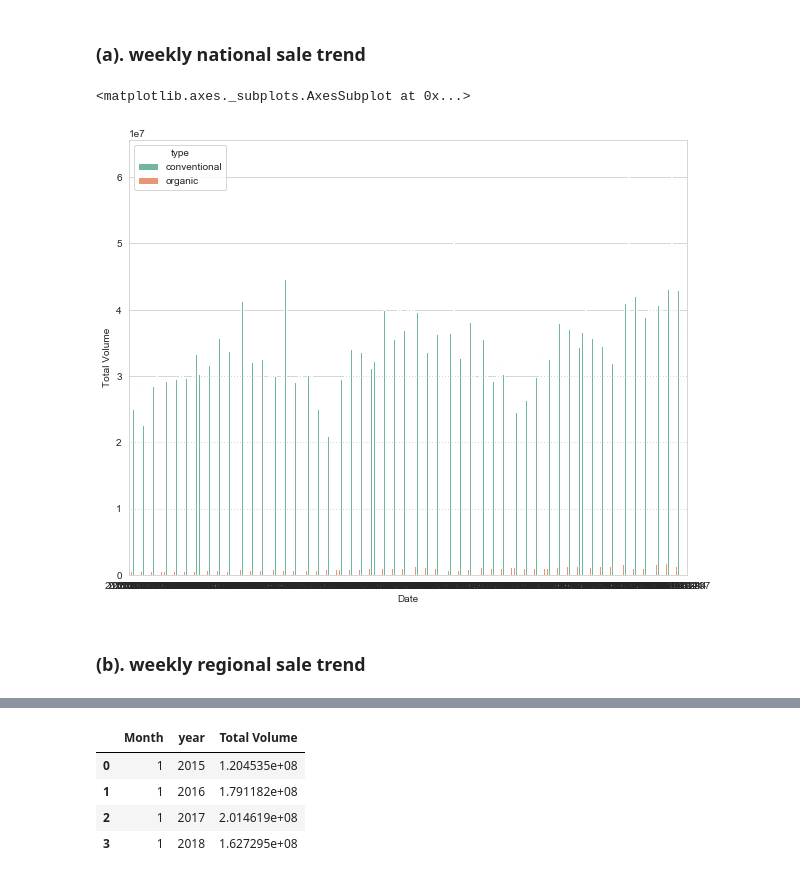
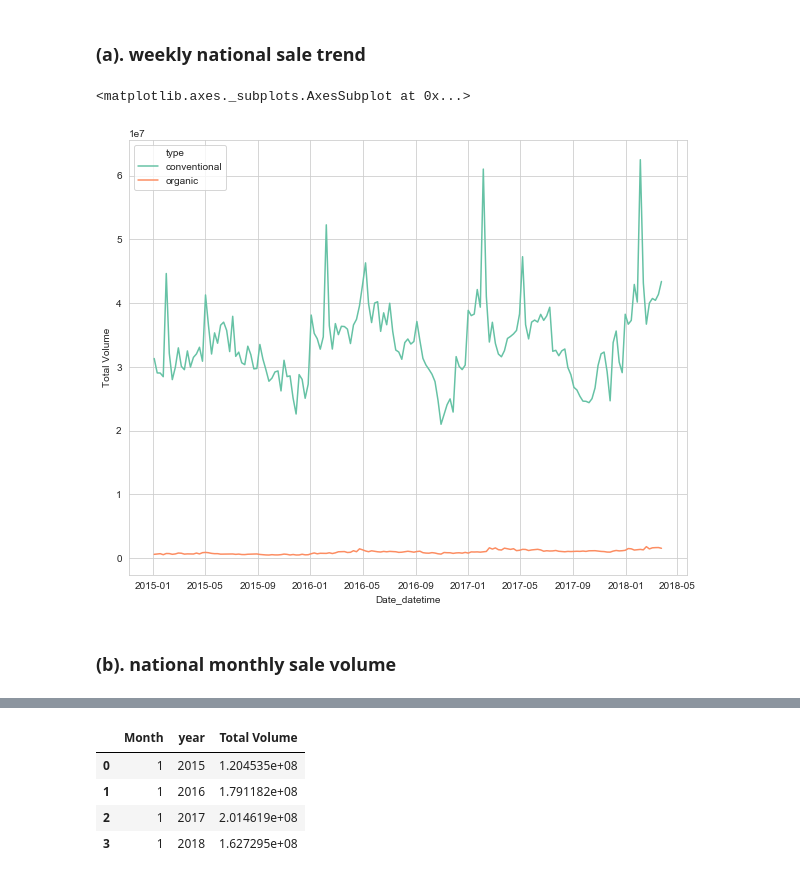
Before and after one commit to nanli-7/data-tools, a Jupyter notebook: data-visulization/visualizing-time-series-data.ipynb, the cells around one changed output, grey strips where cells are left out. Drawn from its saved outputs; the diff is of its cells as text; code cells hidden in the pictures.

```diff
--- a/data-visulization/visualizing-time-series-data.ipynb
+++ b/data-visulization/visualizing-time-series-data.ipynb
@@ -35,6 +37,8 @@ Total Volume - Total number of avocados sold
 avocado = avocado.drop('Unnamed: 0', axis=1)
 # %%
 avocado['Date_datetime'] = avocado.Date.apply(pandas.to_datetime)
+# %%
+avocado['Date'] = avocado.Date.apply(pandas.to_datetime)
 # %%
 avocado.Date_datetime[:5]
 # %% [output]
@@ -44,6 +48,8 @@ avocado.Date_datetime[:5]
 3   2015-12-06
 4   2015-11-29
 Name: Date_datetime, dtype: datetime64[ns]
+# %%
+avocado = avocado.set_index('Date')
 # %%
 matplotlib.rcParams['figure.figsize'] = (10, 8)   # Increases the Plot Size
 # %%
@@ -171,11 +186,11 @@ national_total = avocado[:][avocado.region == 'TotalUS']
 # %%
 seaborn.set_style('whitegrid')
 # %%
-seaborn.barplot(x="Date", y="Total Volume",
+seaborn.lineplot(x="Date_datetime", y="Total Volume",
              hue="type",  palette="Set2",#markers=["o", "x"],
              data=national_total)
 # %% [output]
 <matplotlib.axes._subplots.AxesSubplot at 0x...>
-[figure, old version]
+[figure, new version]
 # %% [markdown]
-### (b). weekly regional sale trend
+### (b). national monthly sale volume
```
Also changed, not shown: parts of 11 cells of this notebook, 1 other file.
